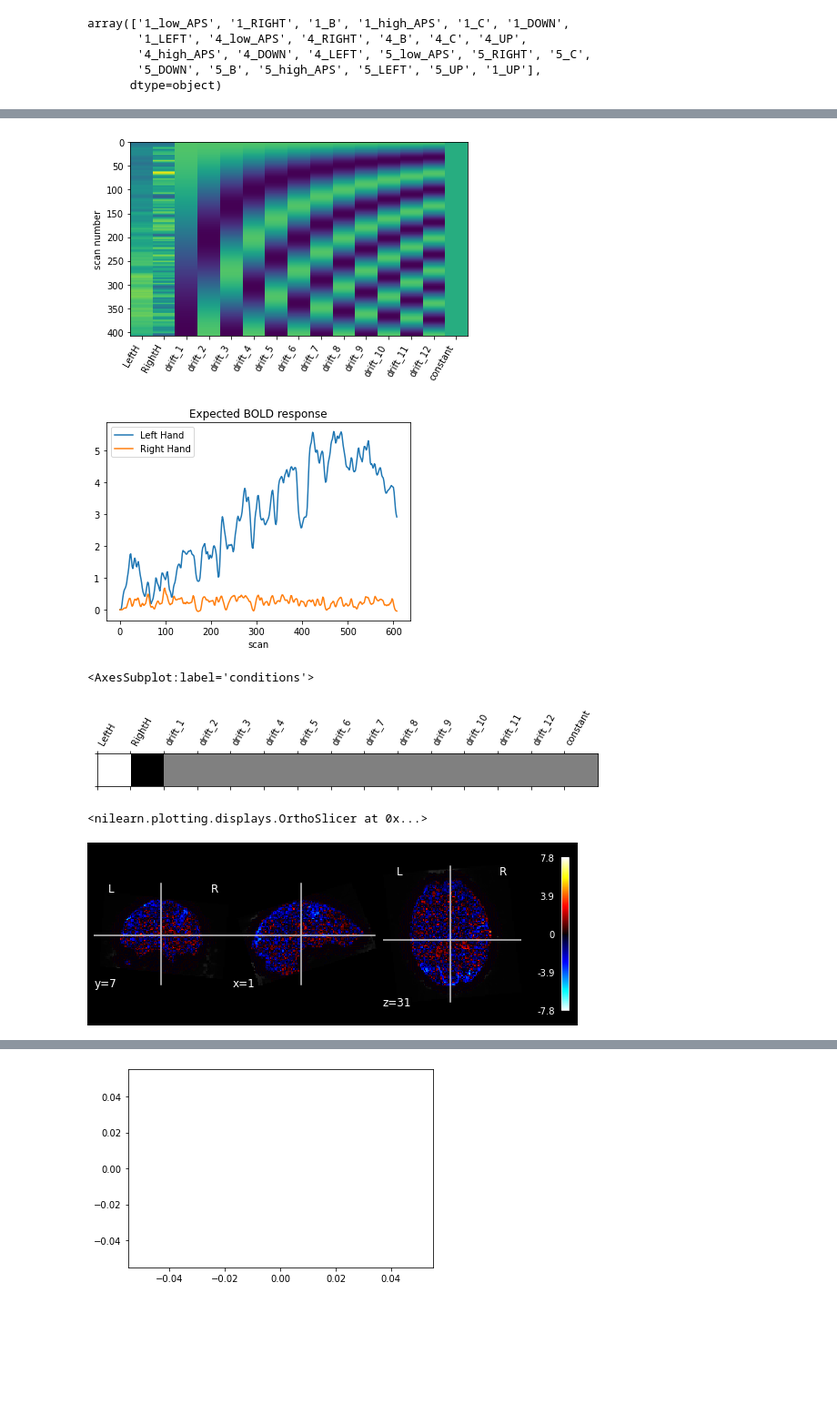
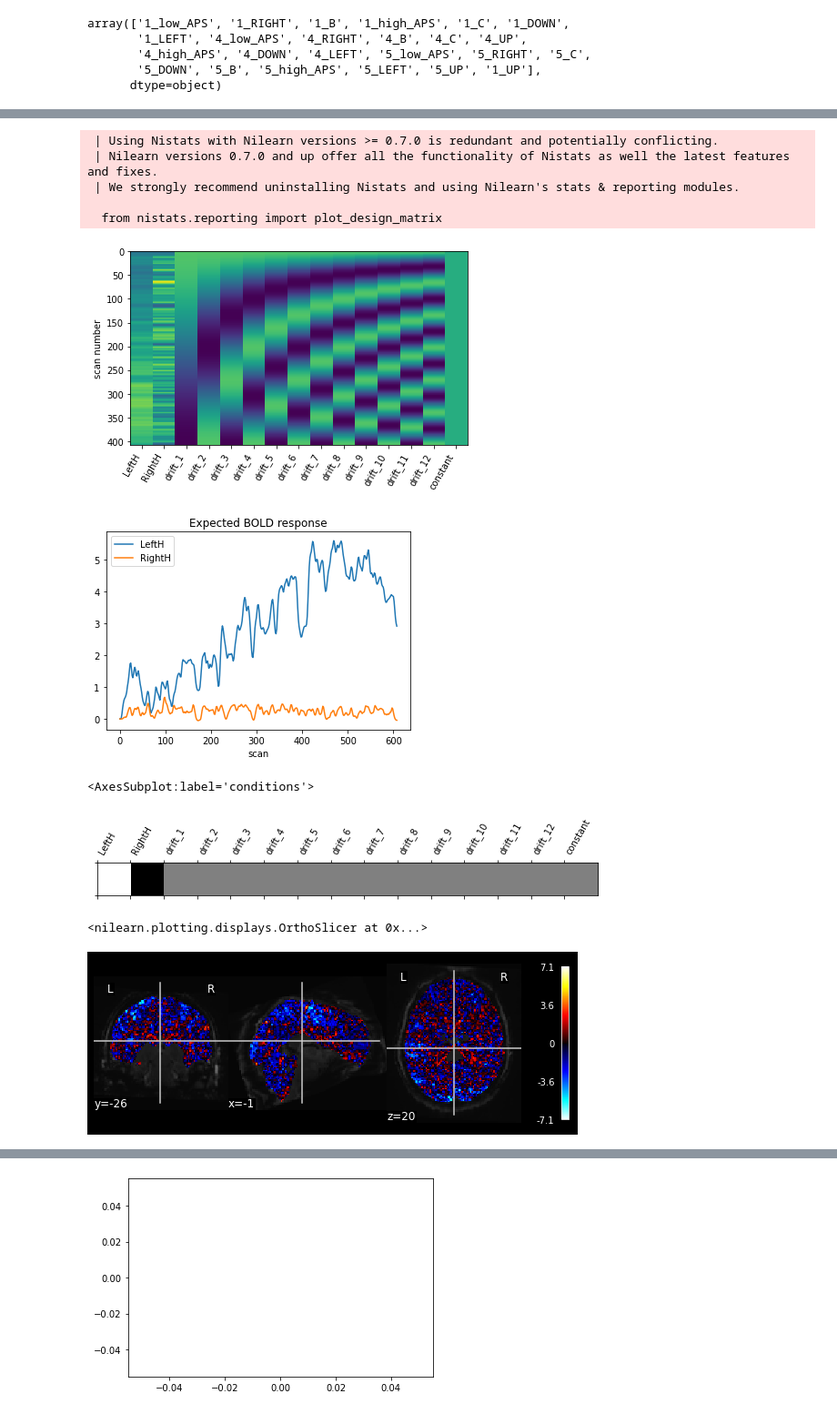
Before and after one commit to courtois-neuromod/shinobi_behav, a Jupyter notebook: notebooks/annotations.ipynb, the cells around one changed output, grey strips where cells are left out. Shown at 91% size. Cells and saved outputs as stored; diff of their text form; code cells hidden in the pictures; blank space fills up the shorter version.

```diff
--- a/notebooks/annotations.ipynb
+++ b/notebooks/annotations.ipynb
@@ -177,6 +193,6 @@ LvR_df = pd.concat([lh_df, rh_df]).sort_values(by='onset').reset_index(drop=True
 # %%
 # Build Nifti file name
-filename = dpath + '{}/{}/func/{}_{}_task-shinobi_{}_bold.nii.gz'.format(sub, ses, sub, ses, run)
+filename = dpath + '{}/{}/func/sub-01_ses-008_task-shinobi_run-1_space-MNI152NLin2009cAsym_desc-preproc_bold.nii.gz'.format(sub, ses)
 # %%
 from nilearn import plotting
 from nilearn import image
@@ -211,18 +227,23 @@ from nistats.reporting import plot_design_matrix
 plot_design_matrix(design_matrix)
 plt.show()
 # %% [output]
+ | Using Nistats with Nilearn versions >= 0.7.0 is redundant and potentially conflicting.
+ | Nilearn versions 0.7.0 and up offer all the functionality of Nistats as well the latest features and fixes.
+ | We strongly recommend uninstalling Nistats and using Nilearn's stats & reporting modules.
+
+  from nistats.reporting import plot_design_matrix
 [figure]
 # %%
 # Plot convoluted regressors
-plt.plot(design_matrix['LeftH'], label='Left Hand')
-plt.plot(design_matrix['RightH'], label='Right Hand')
+plt.plot(design_matrix['LeftH'], label='LeftH')
+plt.plot(design_matrix['RightH'], label='RightH')
 
 plt.xlabel('scan')
 plt.title('Expected BOLD response')
 plt.legend()
 plt.show()
 # %% [output]
-[figure, old version]
+[figure, new version]
 # %%
 # Create condition arrays
 from numpy import array
@@ -232,7 +253,7 @@ conditions = {
 }
 # %%
 # Subtract conditions
-low_minus_high = conditions['LeftH'] - conditions['RightH']
+left_minus_right = conditions['LeftH'] - conditions['RightH']
 # %%
 # Plot contrast
 from nistats.reporting import plot_contrast_matrix
@@ -243,12 +264,12 @@ plot_contrast_matrix(low_minus_high, design_matrix=design_matrix)
 # %%
 # Z score maps
 
-z_map = fmri_glm.compute_contrast(low_minus_high,
-                                    output_type='z_score')
+z_map = fmri_glm.compute_contrast(left_minus_right,
+                                    output_type='stat')
 plotting.plot_stat_map(z_map, bg_img=mean_img)
 # %% [output]
 <nilearn.plotting.displays.OrthoSlicer at 0x...>
-[figure, old version]
+[figure, new version]
 # %%
 # Z threshold
 
```
Also changed, not shown: parts of 9 cells of this notebook.
